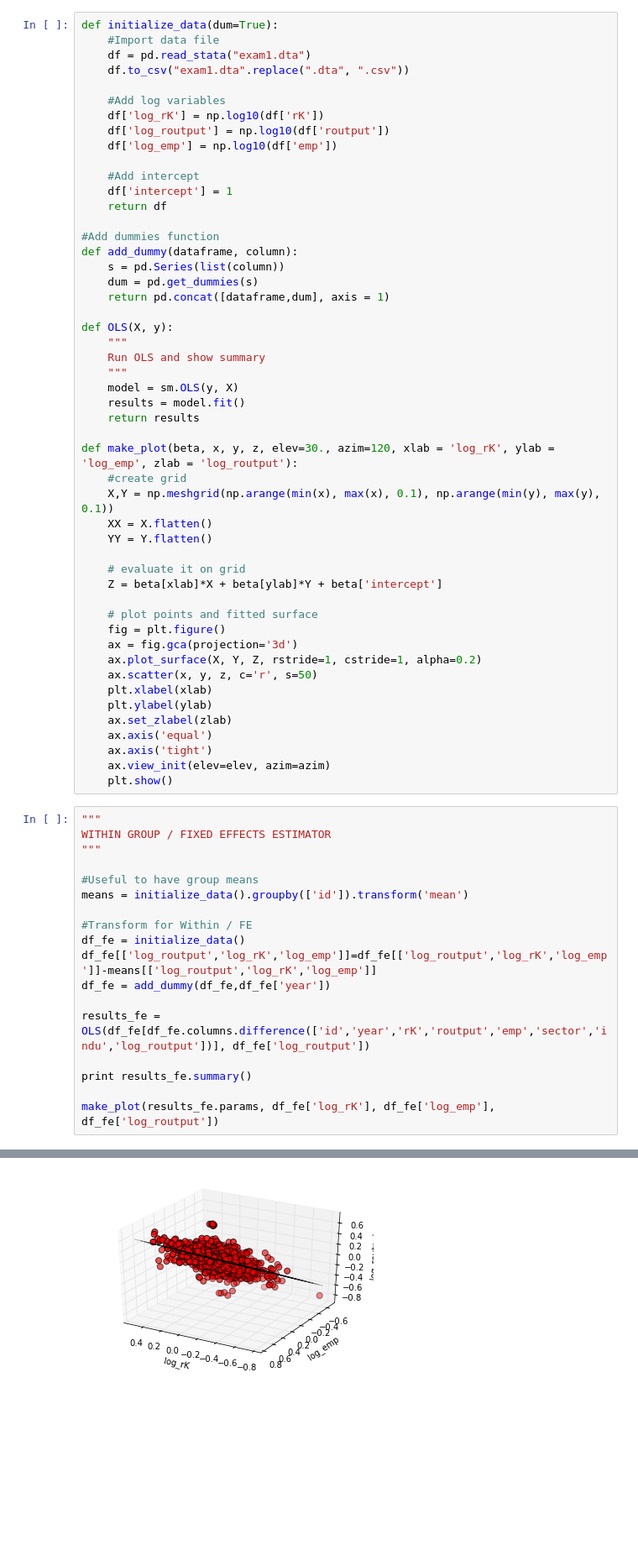
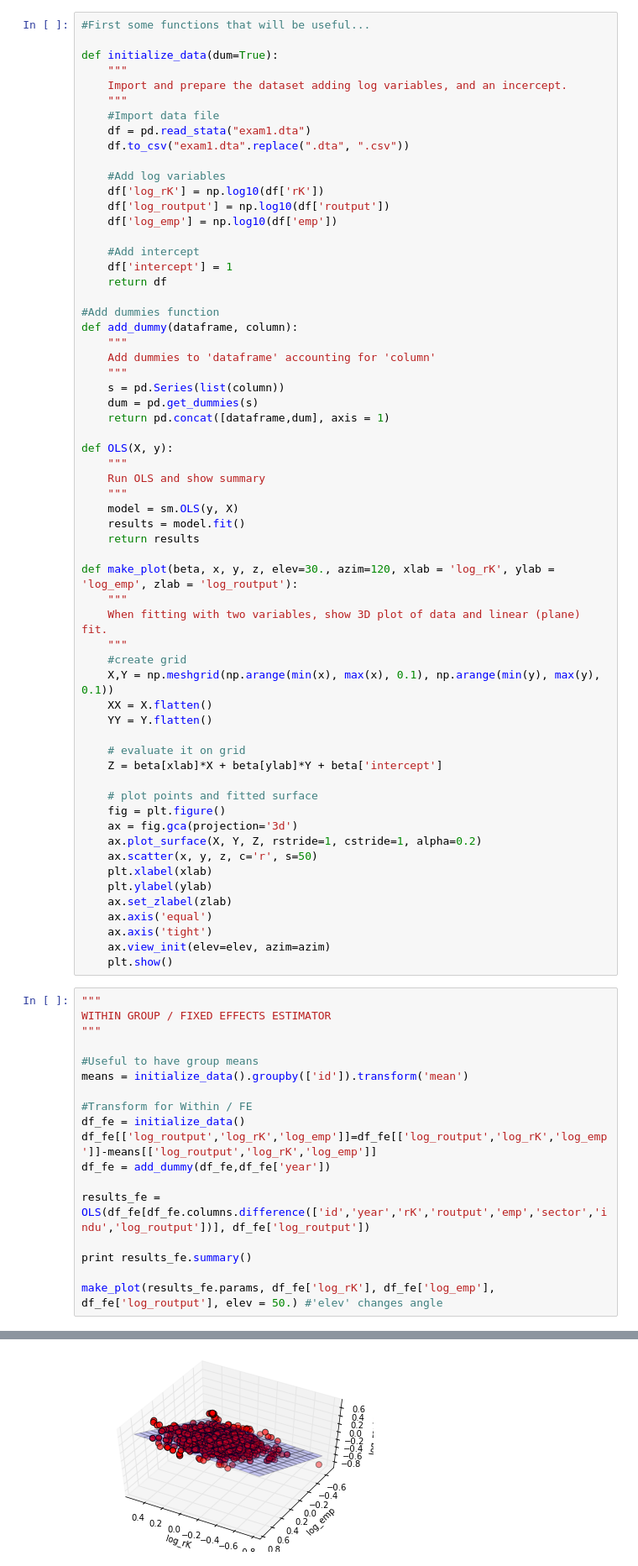
Before and after one commit to matuteiglesias/Econometrics_in_Python, a Jupyter notebook: Econometrics_exam.ipynb, the cells around one changed output, grey strips where cells are left out. Shown: that part at 84% size. Saved outputs shown, nothing was run; the diff lists cells and outputs as text; blank space fills up the shorter version.

```diff
--- a/Econometrics_exam.ipynb
+++ b/Econometrics_exam.ipynb
@@ -12,7 +13,12 @@ from statsmodels.sandbox.regression.predstd import wls_prediction_std
 from matplotlib import cm
 from matplotlib.ticker import LinearLocator, FormatStrFormatter
 # %%
+#First some functions that will be useful...
+
 def initialize_data(dum=True):
+    """
+    Import and prepare the dataset adding log variables, and an incercept.
+    """
     #Import data file
     df = pd.read_stata("exam1.dta")
     df.to_csv("exam1.dta".replace(".dta", ".csv"))
@@ -28,6 +34,9 @@ def initialize_data(dum=True):
 
 #Add dummies function
 def add_dummy(dataframe, column):
+    """
+    Add dummies to 'dataframe' accounting for 'column'
+    """
     s = pd.Series(list(column))
     dum = pd.get_dummies(s)
     return pd.concat([dataframe,dum], axis = 1)
@@ -41,6 +50,9 @@ def OLS(X, y):
     return results
 
 def make_plot(beta, x, y, z, elev=30., azim=120, xlab = 'log_rK', ylab = 'log_emp', zlab = 'log_routput'):
+    """
+    When fitting with two variables, show 3D plot of data and linear (plane) fit.
+    """
     #create grid
     X,Y = np.meshgrid(np.arange(min(x), max(x), 0.1), np.arange(min(y), max(y), 0.1))
     XX = X.flatten()
@@ -78,7 +90,7 @@ results_fe = OLS(df_fe[df_fe.columns.difference(['id','year','rK','routput','emp
 
 print results_fe.summary()
 
-make_plot(results_fe.params, df_fe['log_rK'], df_fe['log_emp'], df_fe['log_routput'])
+make_plot(results_fe.params, df_fe['log_rK'], df_fe['log_emp'], df_fe['log_routput'], elev = 50.) #'elev' changes angle
 # %% [output]
                             OLS Regression Results
 ==============================================================================
@@ -99,5 +111,5 @@ Warnings:
 strong multicollinearity problems or that the design matrix is singular.
-[figure, old version]
+[figure, new version]
 # %%
 """
 POOLED
```
Also changed, not shown: parts of 9 cells of this notebook.
